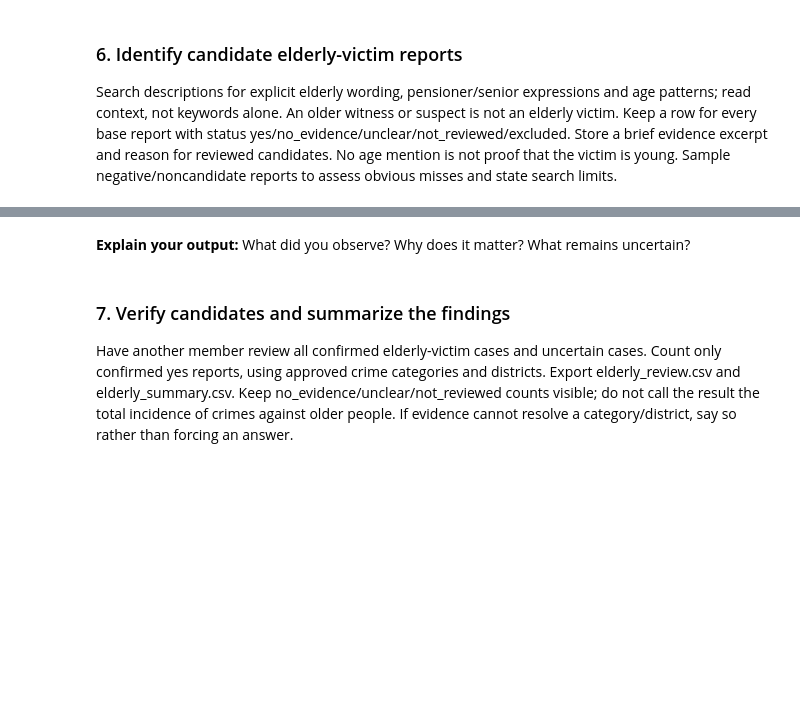
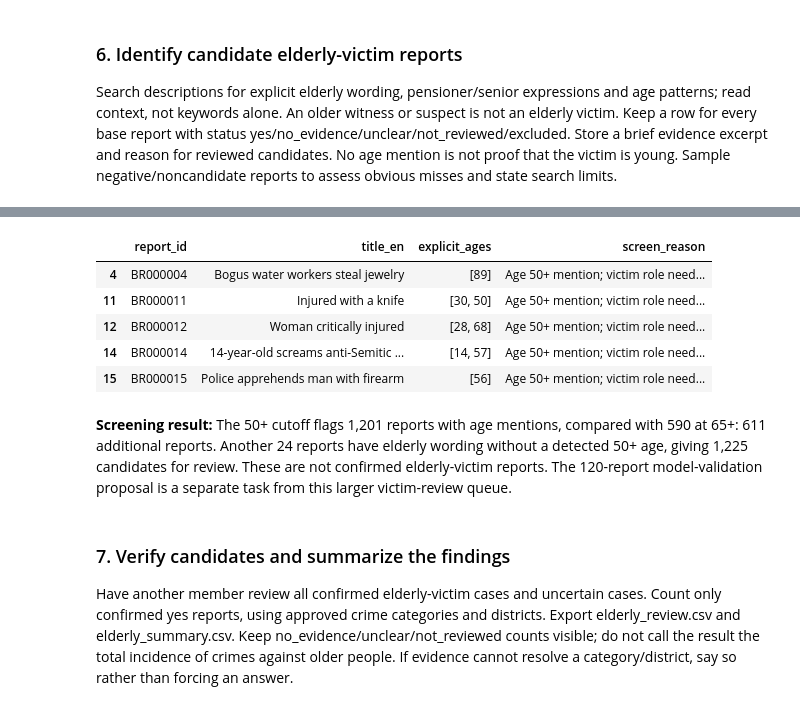
Before and after one commit to mshongwe775/bremen-crime-data-analytics, a Jupyter notebook: team_notebooks/06_validation_and_elderly.ipynb, the cells around one changed output, grey strips where cells are left out. Cells and saved outputs as stored; diff of their text form; code cells hidden in the pictures; blank space fills up the shorter version.

```diff
--- a/team_notebooks/06_validation_and_elderly.ipynb
+++ b/team_notebooks/06_validation_and_elderly.ipynb
@@ -253,0 +258,13 @@ Search descriptions for explicit elderly wording, pensioner/senior expressions a
+# %%
+import re
+
+report_text = review_reports["title_en"].fillna("") + " " + review_reports["description_en"].fillna("")
+year_old_pattern = r"\b(\d{1,3})[\s-]+year[\s-]+olds?\b"
+aged_pattern = r"\baged?\s+(\d{1,3}(?:(?:\s*,\s*|\s+and\s+|\s+to\s+|\s*-\s*)\d{1,3})*)"
+word_pattern = r"\b(?:elderly|pensioners?|senior citizens?)\b"
+# %%
+def find_ages(text):
+    values = re.findall(year_old_pattern, text, flags=re.I)
+    for age_list in re.findall(aged_pattern, text, flags=re.I):
+        values.extend(re.findall(r"\d{1,3}", age_list))
+    return sorted(set(int(age) for age in values))
@@ -254,5 +345,17 @@ Search descriptions for explicit elderly wording, pensioner/senior expressions a
+# %%
+candidate_queue = screening.loc[screening["candidate"]].copy()
+candidate_queue["screen_reason"] = "Elderly wording; exact age and victim role need review"
+candidate_queue.loc[candidate_queue["age50plus_mention"], "screen_reason"] = "Age 50+ mention; victim role needs review"
+candidate_queue[["report_id", "title_en", "explicit_ages", "screen_reason"]].head(5)
+# %% [output]
+|  | report_id | title_en | explicit_ages | screen_reason |
+| 4 | BR000004 | Bogus water workers steal jewelry | [89] | Age 50+ mention; victim role need... |
+| 11 | BR000011 | Injured with a knife | [30, 50] | Age 50+ mention; victim role need... |
+| 12 | BR000012 | Woman critically injured | [28, 68] | Age 50+ mention; victim role need... |
+| 14 | BR000014 | 14-year-old screams anti-Semitic ... | [14, 57] | Age 50+ mention; victim role need... |
+| 15 | BR000015 | Police apprehends man with firearm | [56] | Age 50+ mention; victim role need... |
 # %% [markdown]
-**Explain your output:** What did you observe? Why does it matter? What remains uncertain?
+**Screening result:** The 50+ cutoff flags 1,201 reports with age mentions, compared with 590 at 65+: 611 additional reports. Another 24 reports have elderly wording without a detected 50+ age, giving 1,225 candidates for review. These are not confirmed elderly-victim reports. The 120-report model-validation proposal is a separate task from this larger victim-review queue.
 # %% [markdown]
 ### 7. Verify candidates and summarize the findings
 
```
Also changed, not shown: parts of 25 cells of this notebook, 7 other files.
